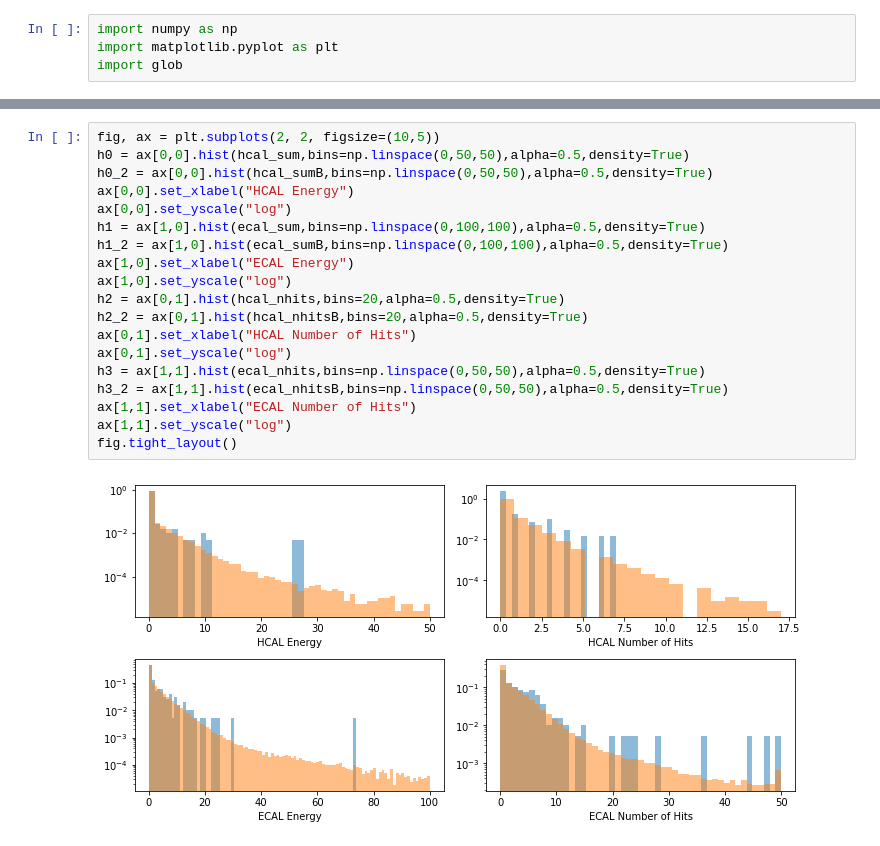
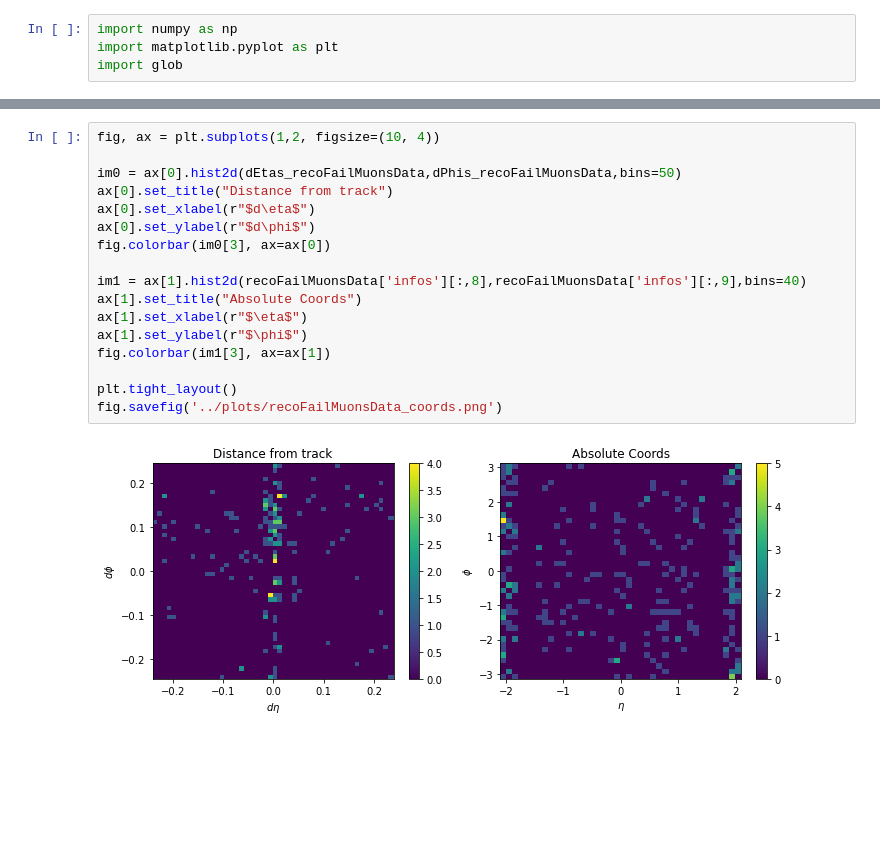
Before and after one commit to OSU-CMS/DisappTrksML, a Jupyter notebook: muons/muon_explore.ipynb, the cells around one changed output, grey strips where cells are left out. Drawn from its saved outputs; the diff is of its cells as text; blank space fills up the shorter version.

```diff
--- a/muons/muon_explore.ipynb
+++ b/muons/muon_explore.ipynb
@@ -157,21 +177,19 @@ for event in background['infos']:
-# %%
-fig, ax = plt.subplots(2, 2, figsize=(10,5))
-h0 = ax[0,0].hist(hcal_sum,bins=np.linspace(0,50,50),alpha=0.5,density=True)
-h0_2 = ax[0,0].hist(hcal_sumB,bins=np.linspace(0,50,50),alpha=0.5,density=True)
-ax[0,0].set_xlabel("HCAL Energy")
-ax[0,0].set_yscale("log")
-h1 = ax[1,0].hist(ecal_sum,bins=np.linspace(0,100,100),alpha=0.5,density=True)
-h1_2 = ax[1,0].hist(ecal_sumB,bins=np.linspace(0,100,100),alpha=0.5,density=True)
-ax[1,0].set_xlabel("ECAL Energy")
-ax[1,0].set_yscale("log")
-h2 = ax[0,1].hist(hcal_nhits,bins=20,alpha=0.5,density=True)
-h2_2 = ax[0,1].hist(hcal_nhitsB,bins=20,alpha=0.5,density=True)
-ax[0,1].set_xlabel("HCAL Number of Hits")
-ax[0,1].set_yscale("log")
-h3 = ax[1,1].hist(ecal_nhits,bins=np.linspace(0,50,50),alpha=0.5,density=True)
-h3_2 = ax[1,1].hist(ecal_nhitsB,bins=np.linspace(0,50,50),alpha=0.5,density=True)
-ax[1,1].set_xlabel("ECAL Number of Hits")
-ax[1,1].set_yscale("log")
-fig.tight_layout()
-# %% [output]
-[figure, removed]
+# %%
+fig, ax = plt.subplots(1,2, figsize=(10, 4))
+
+im0 = ax[0].hist2d(dEtas_recoFailMuonsData,dPhis_recoFailMuonsData,bins=50)
+ax[0].set_title("Distance from track")
+ax[0].set_xlabel(r"$d\eta$")
+ax[0].set_ylabel(r"$d\phi$")
+fig.colorbar(im0[3], ax=ax[0])
+
+im1 = ax[1].hist2d(recoFailMuonsData['infos'][:,8],recoFailMuonsData['infos'][:,9],bins=40)
+ax[1].set_title("Absolute Coords")
+ax[1].set_xlabel(r"$\eta$")
+ax[1].set_ylabel(r"$\phi$")
+fig.colorbar(im1[3], ax=ax[1])
+
+plt.tight_layout()
+fig.savefig('../plots/recoFailMuonsData_coords.png')
+# %% [output]
+[figure, added]
```
Also changed, not shown: parts of 29 cells of this notebook.
